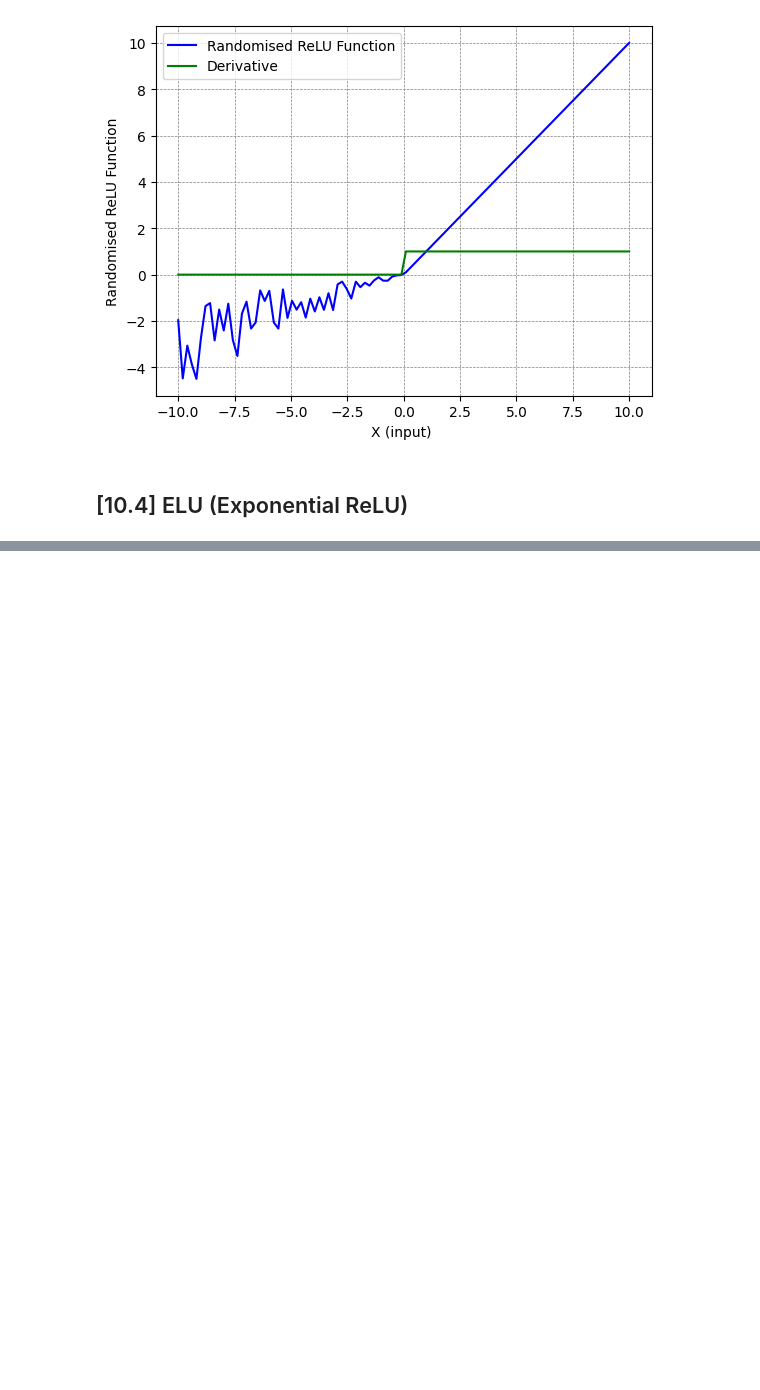
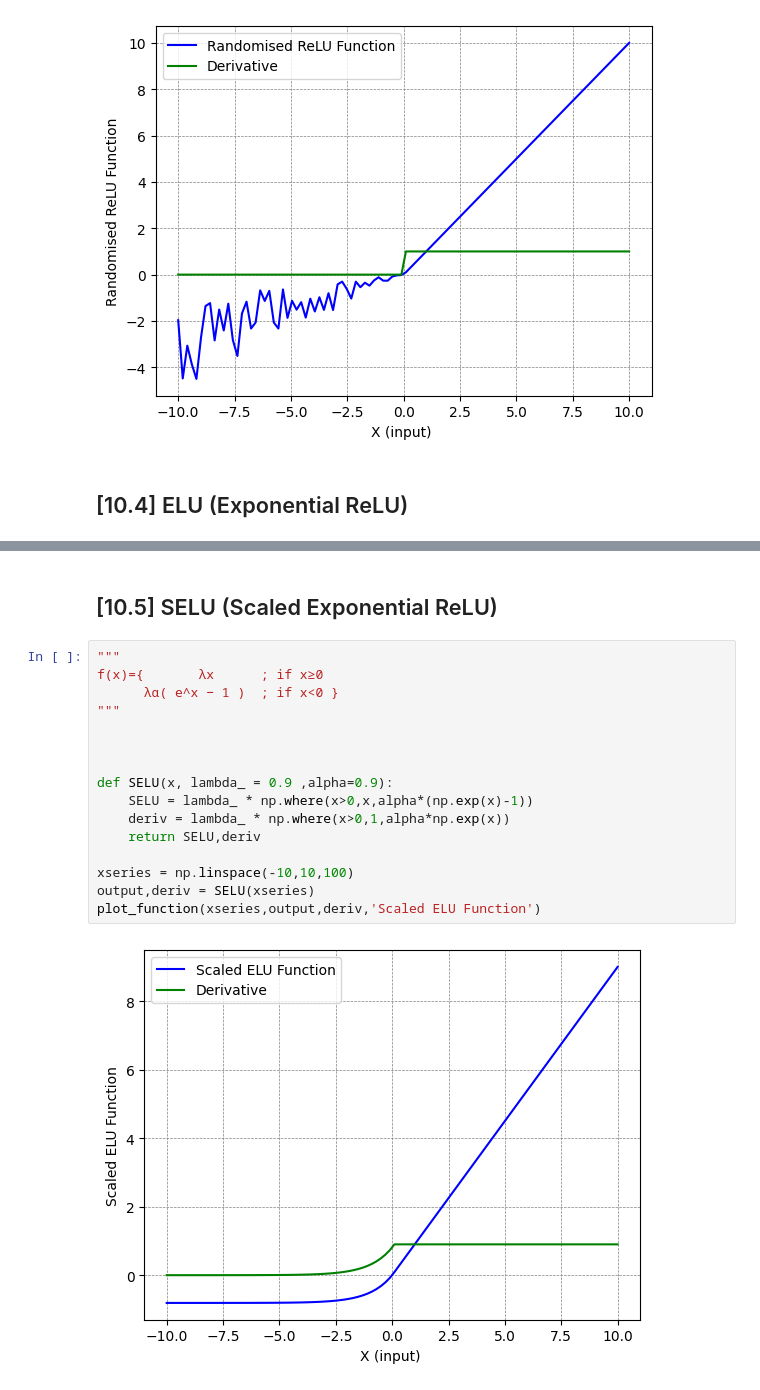
Before and after one commit to karunesh-upadhyay/computer_vision, a Jupyter notebook: Pytorch/Pytorch2_Activation_Functions.ipynb, the cells around one changed output, grey strips where cells are left out. Cells and saved outputs as stored; diff of their text form; blank space fills up the shorter version.

```diff
--- a/Pytorch/Pytorch2_Activation_Functions.ipynb
+++ b/Pytorch/Pytorch2_Activation_Functions.ipynb
@@ -272,3 +286,23 @@ output,deriv = ELU(xseries)
 plot_function(xseries,output,deriv,'Exponentail ReLU Function')
 # %% [output]
 [figure]
+# %% [markdown]
+## [10.5] SELU (Scaled Exponential ReLU)
+# %%
+"""
+f(x)={       λx      ; if x≥0
+      λα( e^x − 1 )  ; if x<0 }
+"""
+
+
+
+def SELU(x, lambda_ = 0.9 ,alpha=0.9):
+    SELU = lambda_ * np.where(x>0,x,alpha*(np.exp(x)-1))
+    deriv = lambda_ * np.where(x>0,1,alpha*np.exp(x))
+    return SELU,deriv
+
+xseries = np.linspace(-10,10,100)
+output,deriv = SELU(xseries)
+plot_function(xseries,output,deriv,'Scaled ELU Function')
+# %% [output]
+[figure, added]
```
Also changed, not shown: parts of 10 cells of this notebook, 1 other file.
